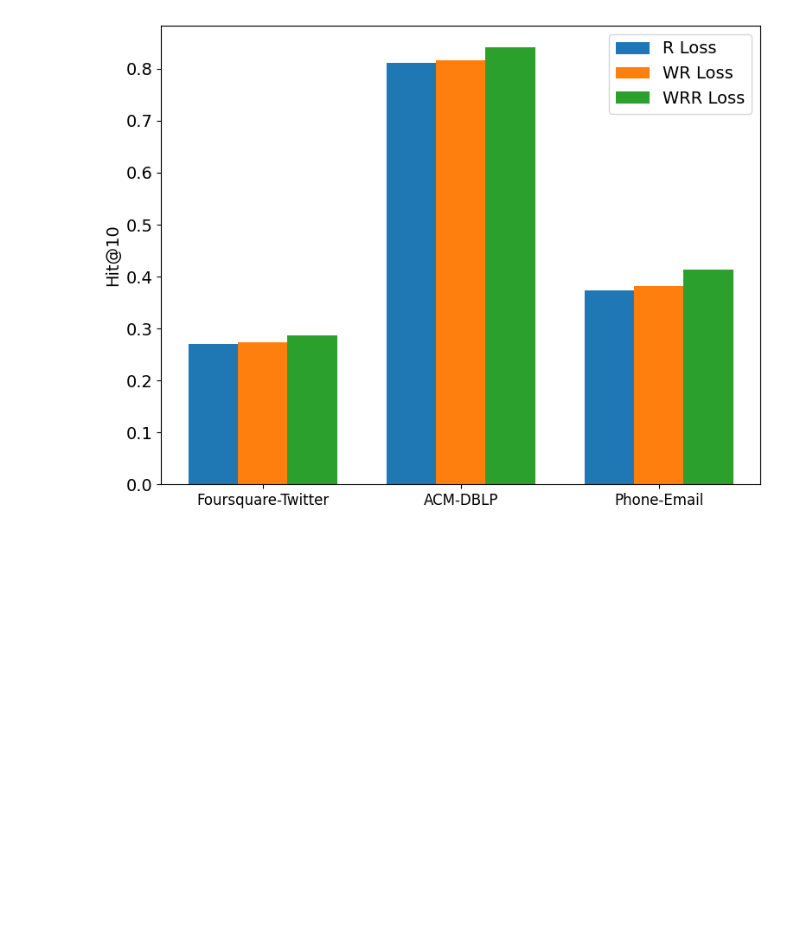
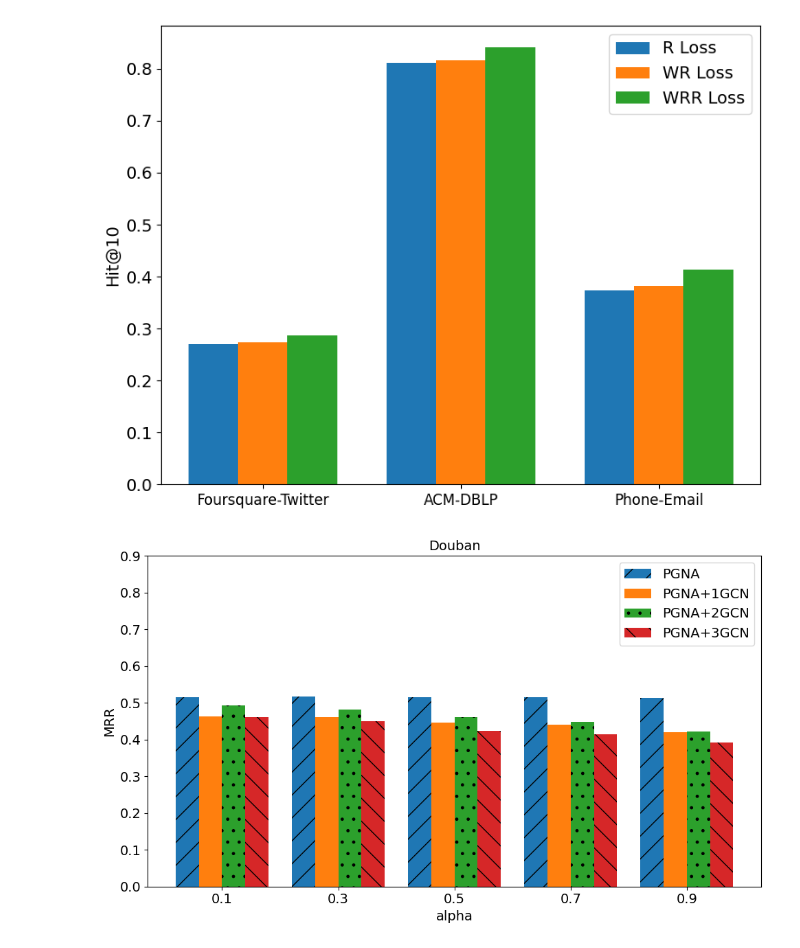
Before and after one commit to yq-leo/CS512-Project, a Jupyter notebook: plot.ipynb, the cells around one changed output. Cells and saved outputs as stored; diff of their text form; code cells hidden in the pictures; blank space fills up the shorter version.

Commit message:
add plot code

```diff
--- a/plot.ipynb
+++ b/plot.ipynb
@@ -178,14 +178,14 @@ plot_ablation_reg()
 [figure]
 # %%
 def plot_gcn(dataset, data):
-    models = ['PGNA', 'PGNA+1GCN', 'PGNA+2GCN']
+    models = ['PGNA', 'PGNA+1GCN', 'PGNA+2GCN', 'PGNA+3GCN']
     datasets = ['0.1', '0.3', '0.5', '0.7', '0.9']
 
-    colors = ['salmon', 'skyblue', 'lightgreen']
-    patterns = ['/', '', '.']  # Adding patterns to mimic the screenshot
+    colors = ['salmon', 'skyblue', 'lightgreen', 'red']
+    patterns = ['/', '', '.', '\\']  # Adding patterns to mimic the screenshot
     num_datasets = len(datasets)
     x = np.arange(num_datasets)  # the label locations
-    width = 0.25  # the width of the bars
+    width = 0.2  # the width of the bars
 
     fig, ax = plt.subplots(figsize=(10, 6))
     rects = []
@@ -197,7 +197,7 @@ def plot_gcn(dataset, data):
     ax.set_title(dataset)
     ax.set_xlabel('alpha')
     ax.set_ylabel('MRR')
-    ax.set_xticks(x + width)  # Adjust x so that ticks are in the middle of the group
+    ax.set_xticks(x + 1.5 * width)  # Adjust x so that ticks are in the middle of the group
     ax.set_xticklabels(datasets)
     ax.legend()
 
@@ -205,12 +205,15 @@ def plot_gcn(dataset, data):
     ax.set_ylim(0, 0.9)  # Adjusting the y-axis limit to mimic the screenshot
 
     fig.tight_layout()
-    plt.savefig('plots/ablation-attributes', dpi=360)
+    plt.savefig(f'plots/{dataset}_gcn', dpi=360)
     plt.show()
 # %%
 douban_data = {
-        'PGNA': [0.5124, 0.5109, 0.5190, 0.718, 0.663],
-        'PGNA+1GCN': [0.4586, 0.4621, 0.662, 0.635, 0.598],
-        'PGNA+2GCN': [0.4904, 0.4815, 0.638, 0.614, 0.579],
-        'PGNA+3GCN': [0.4599, 0.4426]
-    }
+    'PGNA': [0.5161, 0.5171, 0.5149, 0.5149, 0.5138],
+    'PGNA+1GCN': [0.4625, 0.4609, 0.4466, 0.4412, 0.4195],
+    'PGNA+2GCN': [0.4924, 0.4825, 0.4618, 0.4478, 0.4213],
+    'PGNA+3GCN': [0.4620, 0.4498, 0.4242, 0.4136, 0.3917]
+}
+plot_gcn('Douban', douban_data)
+# %% [output]
+[figure, added]
```
